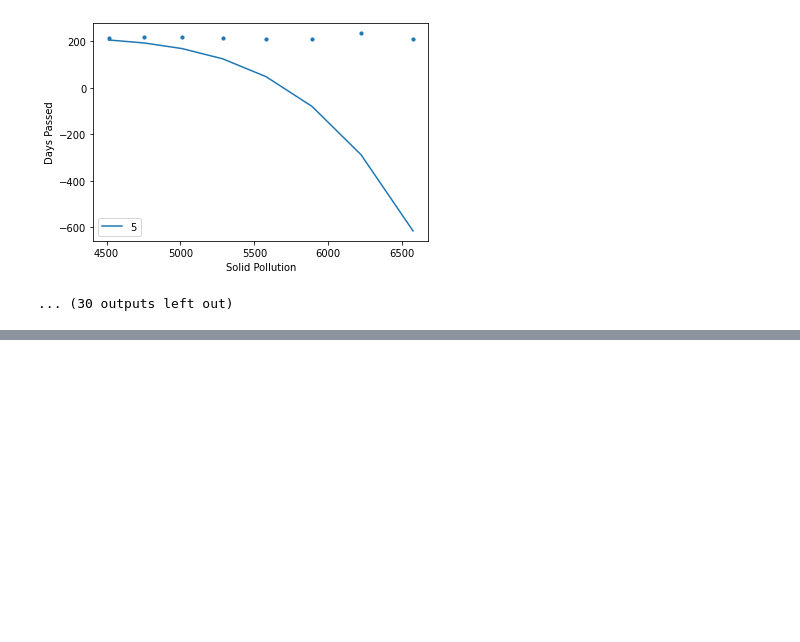
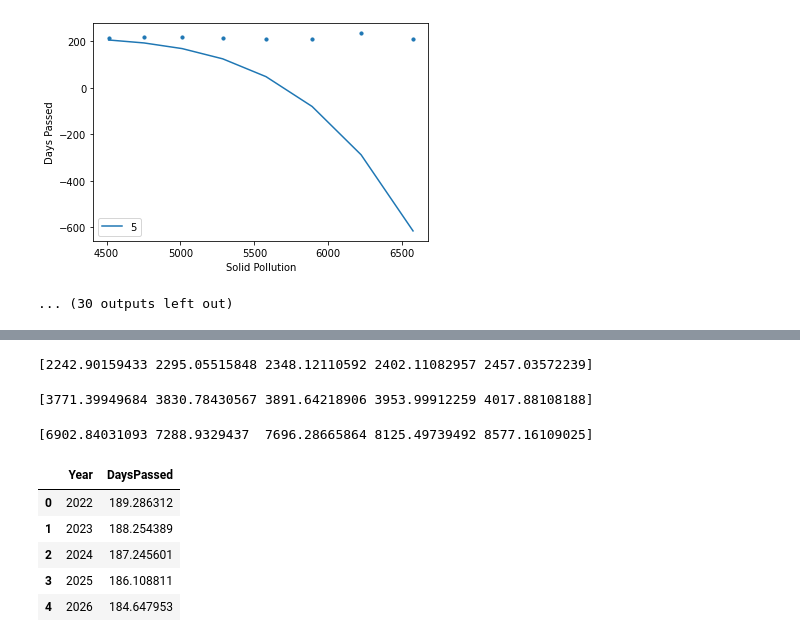
Before and after one commit to krtikgrg/AnalysingPollutionVSOvershootDay, a Jupyter notebook: src/analysis.ipynb, the cells around one changed output, grey strips where cells are left out. Drawn from its saved outputs; the diff is of its cells as text; code cells hidden in the pictures; blank space fills up the shorter version.

```diff
--- a/src/analysis.ipynb
+++ b/src/analysis.ipynb
@@ -979,0 +1072,13 @@ R2 score:  -2219.6595399908742
+# %%
+#predicting next 5 years for total pollution
+future = list(range(2022,2027))
+future = np.array(future)
+future = future.reshape(-1,1)
+
+poly = PolynomialFeatures(degree = 3)
+X_poly = poly.fit_transform(pyear)
+regression_model = LinearRegression()
+regression_model.fit(X_poly, ptot)
+y_predicted = regression_model.predict(poly.fit_transform(future))
+totFuture = y_predicted
+print(totFuture)
@@ -979,0 +1088,67 @@ R2 score:  -2219.6595399908742
+# %%
+#predicting next 5 years for gas pollution
+future = list(range(2022,2027))
+future = np.array(future)
+future = future.reshape(-1,1)
+
+poly = PolynomialFeatures(degree = 3)
+X_poly = poly.fit_transform(pyear)
+regression_model = LinearRegression()
+regression_model.fit(X_poly, pgas)
+y_predicted = regression_model.predict(poly.fit_transform(future))
+gasFuture = y_predicted
+print(gasFuture)
+# %% [output]
+[2242.90159433 2295.05515848 2348.12110592 2402.11082957 2457.03572239]
+# %%
+#predicting next 5 years for liquid pollution
+future = list(range(2022,2027))
+future = np.array(future)
+future = future.reshape(-1,1)
+
+poly = PolynomialFeatures(degree = 3)
+X_poly = poly.fit_transform(pyear)
+regression_model = LinearRegression()
+regression_model.fit(X_poly, pliquid)
+y_predicted = regression_model.predict(poly.fit_transform(future))
+liquidFuture = y_predicted
+print(liquidFuture)
+# %% [output]
+[3771.39949684 3830.78430567 3891.64218906 3953.99912259 4017.88108188]
+# %%
+#predicting next 5 years for solid pollution
+future = list(range(2022,2027))
+future = np.array(future)
+future = future.reshape(-1,1)
+
+poly = PolynomialFeatures(degree = 3)
+X_poly = poly.fit_transform(pyear)
+regression_model = LinearRegression()
+regression_model.fit(X_poly, psolid)
+y_predicted = regression_model.predict(poly.fit_transform(future))
+solidFuture = y_predicted
+print(solidFuture)
+# %% [output]
+[6902.84031093 7288.9329437  7696.28665864 8125.49739492 8577.16109025]
+# %%
+#TOTAL POLLUTION VS OVERSHOOT NEXT 5 YEARS
+future = list(range(2022,2027))
+totFuture = np.array(totFuture)
+totFuture = totFuture.reshape(-1,1)
+
+poly = PolynomialFeatures(degree = 3)
+X_poly = poly.fit_transform(ntotal)
+regression_model = LinearRegression()
+regression_model.fit(X_poly, npassed)
+y_predicted = regression_model.predict(poly.fit_transform(totFuture))
+
+nuData = {"Year" : future,"DaysPassed" : y_predicted}
+df = pd.DataFrame(nuData)
+df
+# %% [output]
+|  | Year | DaysPassed |
+| 0 | 2022 | 189.286312 |
+| 1 | 2023 | 188.254389 |
+| 2 | 2024 | 187.245601 |
+| 3 | 2025 | 186.108811 |
+| 4 | 2026 | 184.647953 |
```
Also changed, not shown: parts of 9 cells of this notebook, 10 other files.
